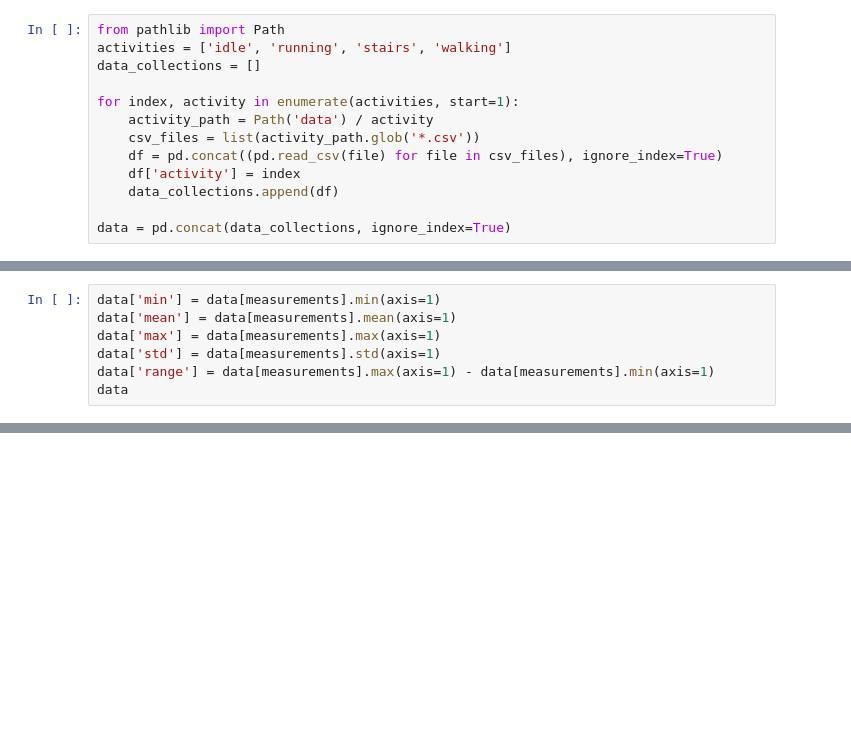
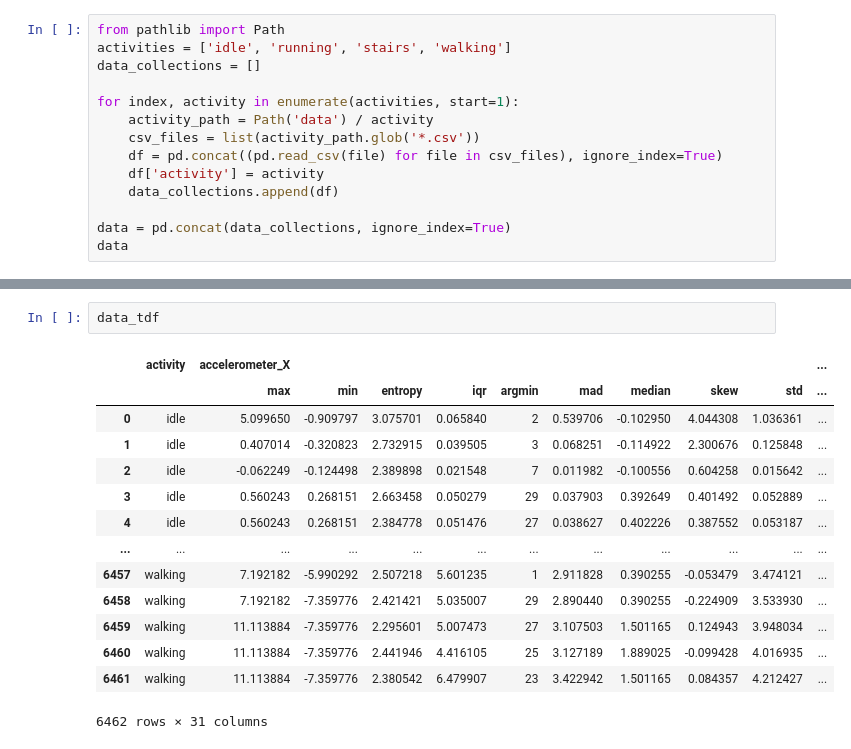
Before and after one commit to sergiokapone/DataScience, a Jupyter notebook: Hw5/Hw5.ipynb, the cells around one changed output, grey strips where cells are left out. Cells and saved outputs as stored; diff of their text form; blank space fills up the shorter version.

```diff
--- a/Hw5/Hw5.ipynb
+++ b/Hw5/Hw5.ipynb
@@ -14,7 +20,8 @@ for index, activity in enumerate(activities, start=1):
     activity_path = Path('data') / activity
     csv_files = list(activity_path.glob('*.csv'))
     df = pd.concat((pd.read_csv(file) for file in csv_files), ignore_index=True)
-    df['activity'] = index
+    df['activity'] = activity
     data_collections.append(df)
 
 data = pd.concat(data_collections, ignore_index=True)
+data
@@ -25,7 +41,0 @@ data = pd.concat(data_collections, ignore_index=True)
-# %%
-data['min'] = data[measurements].min(axis=1)
-data['mean'] = data[measurements].mean(axis=1)
-data['max'] = data[measurements].max(axis=1)
-data['std'] = data[measurements].std(axis=1)
-data['range'] = data[measurements].max(axis=1) - data[measurements].min(axis=1)
-data
@@ -55,0 +199,17 @@ data
+# %%
+data_tdf
+# %% [output]
+|  | activity | accelerometer_X |  |  |  |  |  |  |  |  | ... |
+|  |  | max | min | entropy | iqr | argmin | mad | median | skew | std | ... |
+| 0 | idle | 5.099650 | -0.909797 | 3.075701 | 0.065840 | 2 | 0.539706 | -0.102950 | 4.044308 | 1.036361 | ... |
+| 1 | idle | 0.407014 | -0.320823 | 2.732915 | 0.039505 | 3 | 0.068251 | -0.114922 | 2.300676 | 0.125848 | ... |
+| 2 | idle | -0.062249 | -0.124498 | 2.389898 | 0.021548 | 7 | 0.011982 | -0.100556 | 0.604258 | 0.015642 | ... |
+| 3 | idle | 0.560243 | 0.268151 | 2.663458 | 0.050279 | 29 | 0.037903 | 0.392649 | 0.401492 | 0.052889 | ... |
+| 4 | idle | 0.560243 | 0.268151 | 2.384778 | 0.051476 | 27 | 0.038627 | 0.402226 | 0.387552 | 0.053187 | ... |
+| ... | ... | ... | ... | ... | ... | ... | ... | ... | ... | ... | ... |
+| 6457 | walking | 7.192182 | -5.990292 | 2.507218 | 5.601235 | 1 | 2.911828 | 0.390255 | -0.053479 | 3.474121 | ... |
+| 6458 | walking | 7.192182 | -7.359776 | 2.421421 | 5.035007 | 29 | 2.890440 | 0.390255 | -0.224909 | 3.533930 | ... |
+| 6459 | walking | 11.113884 | -7.359776 | 2.295601 | 5.007473 | 27 | 3.107503 | 1.501165 | 0.124943 | 3.948034 | ... |
+| 6460 | walking | 11.113884 | -7.359776 | 2.441946 | 4.416105 | 25 | 3.127189 | 1.889025 | -0.099428 | 4.016935 | ... |
+| 6461 | walking | 11.113884 | -7.359776 | 2.380542 | 6.479907 | 23 | 3.422942 | 1.501165 | 0.084357 | 4.212427 | ... |
+6462 rows × 31 columns
```
Also changed, not shown: parts of 33 cells of this notebook, 7 other files.
